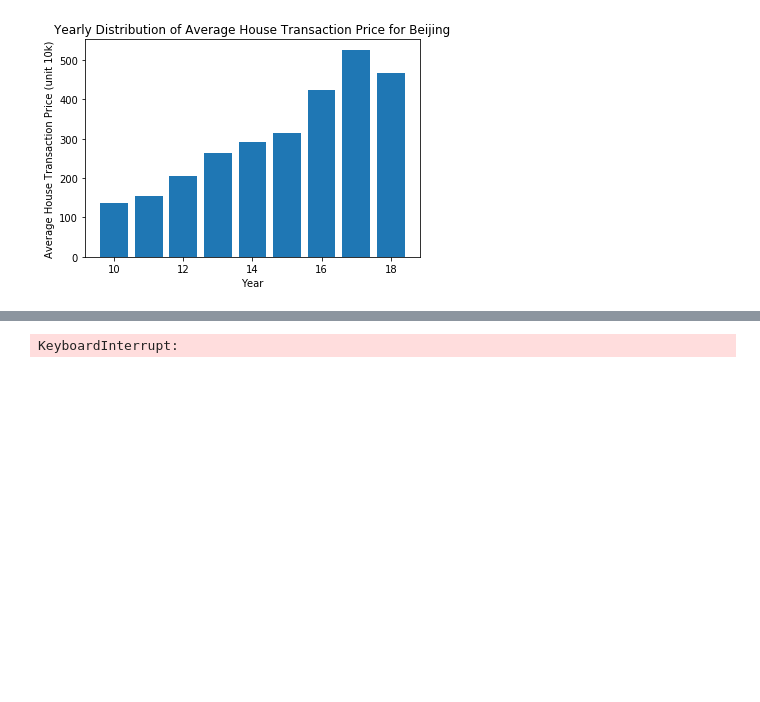
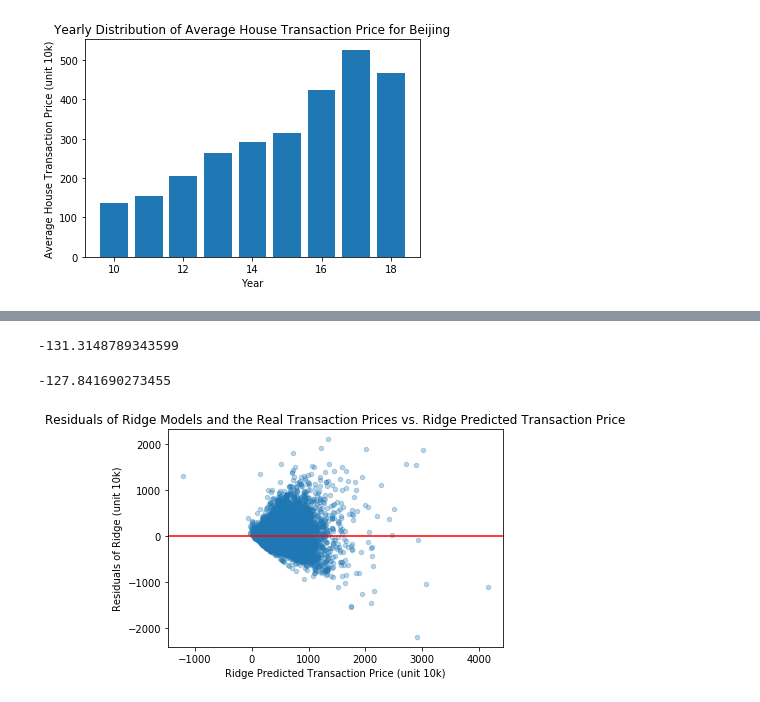
Before and after one commit to ashleyz7/370-Housing-Price-Project, a Jupyter notebook: analysis.ipynb, the cells around one changed output, grey strips where cells are left out. Drawn from its saved outputs; the diff is of its cells as text; code cells hidden in the pictures; blank space fills up the shorter version.

```diff
--- a/analysis.ipynb
+++ b/analysis.ipynb
@@ -252,12 +184,14 @@ from sklearn.neighbors import KNeighborsRegressor    # regressor
 scaler = MinMaxScaler()
 knn = KNeighborsRegressor()
 # Create a grid search estimator
-param_grid_knn={'kneighborsregressor__n_neighbors': range(1, 5),
-            'kneighborsregressor__weights':['uniform', 'distance']}
-pipeline_knn = make_pipeline(scaler, knn)
+param_grid_knn={'polynomialfeatures__degree':range(1, 3),
+                'kneighborsregressor__n_neighbors': range(1, 3),
+                'kneighborsregressor__weights':['uniform', 'distance']}
+pipeline_knn = make_pipeline(poly, scaler, knn)
 #search the parameter grid using cross validation (across 10 different splits of the data)
-grid_knn = GridSearchCV(pipeline_knn, param_grid=param_grid_knn, cv=10, scoring="neg_mean_absolute_error")
+grid_knn = GridSearchCV(pipeline_knn, param_grid_knn, scoring=dscoring, verbose=0, cv=folds, return_train_score=True)
 grid_knn.fit(train_features, train_outcome)
+knn_pred = grid_knn.predict(test_features)
 grid_knn.score(test_features, test_outcome)
 # %% [output]
-KeyboardInterrupt:
+-131.3148789343599
@@ -306,0 +198,38 @@ ggrid.score(test_features, test_outcome)
+# %%
+# SGD Regressor
+from sklearn.linear_model import SGDRegressor
+
+sgd = SGDRegressor()
+
+sgparams = {
+            'sgdregressor__loss': ['squared_loss', 'huber', 'epsilon_insensitive', 'squared_epsilon_insensitive'],
+            'sgdregressor__penalty': ['none', 'l2', 'l1', 'elasticnet'], # l1 and elasticnet penalty does feature selection
+            'sgdregressor__alpha': [0.0001, 0.001, 0.01, 0.1, 1.0],
+            'sgdregressor__learning_rate': ['optimal', 'invscaling'] # invscaling is default for regression
+}
+
+pipeline_sgd = make_pipeline(poly, sgd)
+
+grid_sgd = GridSearchCV(pipeline_sgd, sgparams, scoring=dscoring, verbose=0, cv=folds, return_train_score=True)
+grid_sgd.fit(train_features, train_outcome)
+sgd_pred = grid_sgd.predict(test_features)
+grid_sgd.score(test_features, test_outcome)
+# %% [output]
+-127.841690273455
+# %%
+# Dataframe of residuals and predictions of three models with a column of real prices
+predictions_df= pd.DataFrame({'Ridge': rid_pred, 'KNN': knn_pred, 'SGD': sgd_pred,
+                              'Ridge_res':test_outcome-rid_pred, 'KNN_res': test_outcome-knn_pred,
+                              'SGD_res': test_outcome-sgd_pred, 'realPrices': test_outcome})
+# %%
+# Plot of Residuals of Ridge
+predictions_df.plot(kind='scatter', x='Ridge', y='Ridge_res', alpha = .3);
+plt.axhline(0, color='r')
+
+
+plt.ylabel('Residuals of Ridge (unit 10k)')
+plt.xlabel('Ridge Predicted Transaction Price (unit 10k)')
+plt.title('Residuals of Ridge Models and the Real Transaction Prices vs. Ridge Predicted Transaction Price')
+plt.show()
+# %% [output]
+[figure, added]
```
Also changed, not shown: parts of 16 cells of this notebook, 1 other file.
